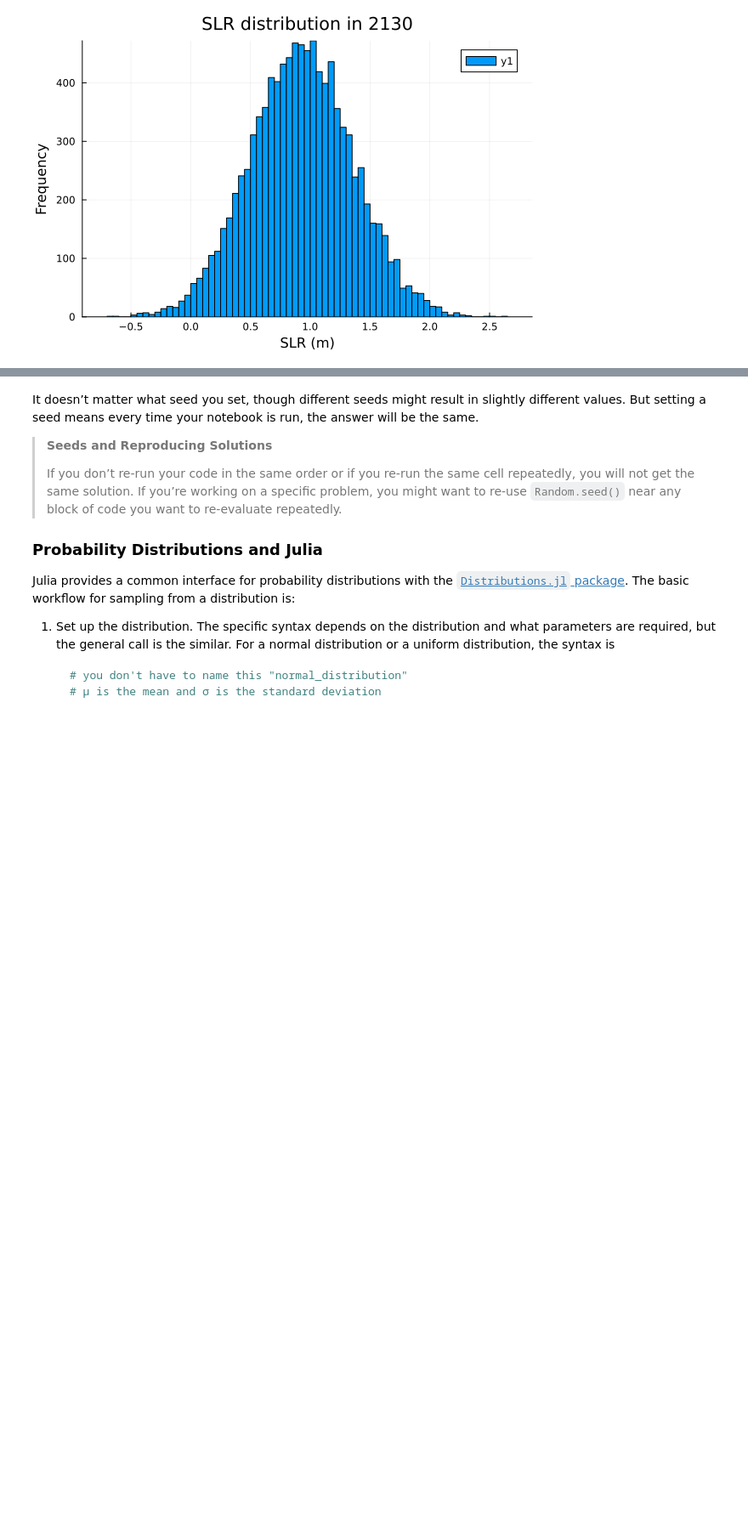
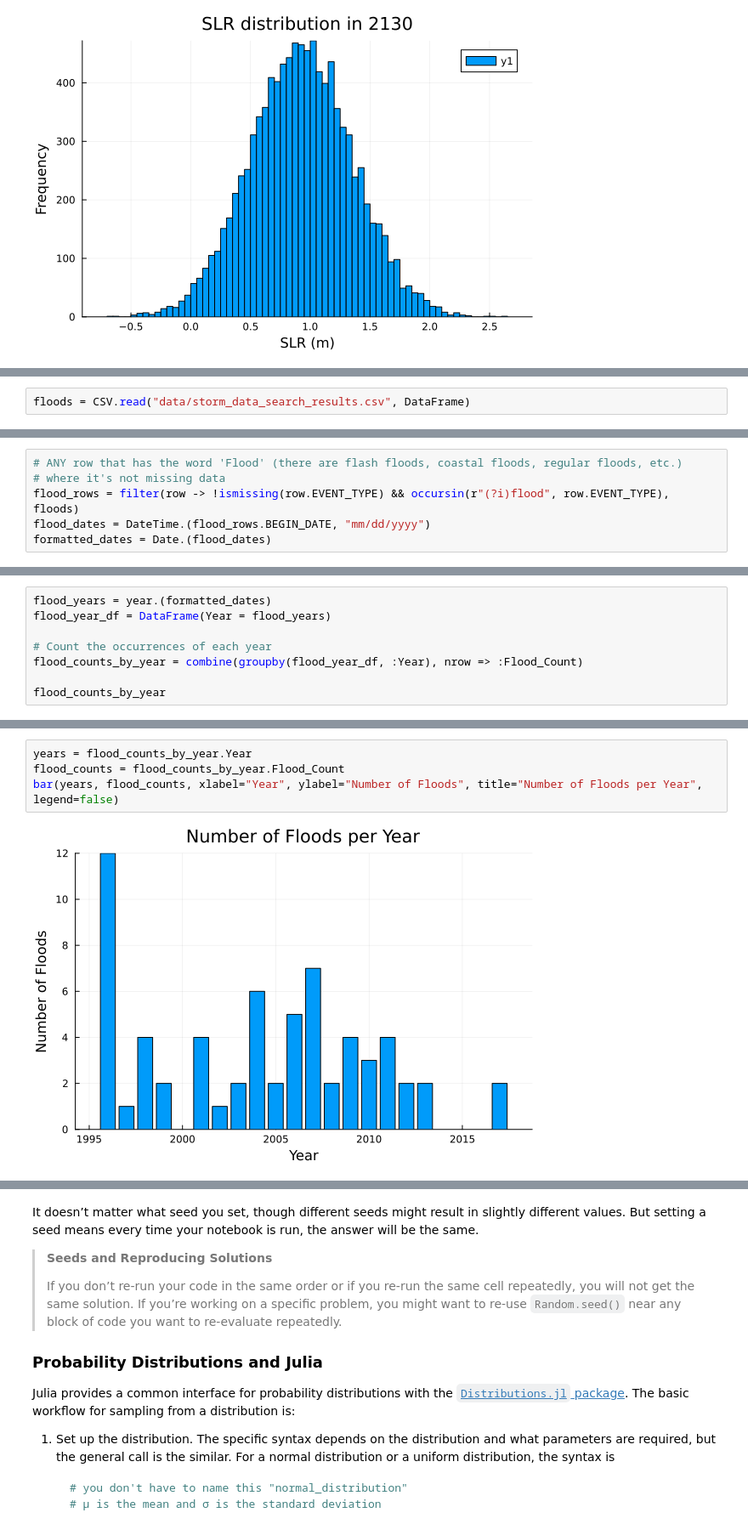
Before and after one commit to rms428/SLR-to-BI-4750, a Jupyter notebook: firstmcpass.ipynb, the cells around one changed output, grey strips where cells are left out. Shown at 85% size. Saved outputs shown, nothing was run; the diff lists cells and outputs as text; blank space fills up the shorter version.

```diff
--- a/firstmcpass.ipynb
+++ b/firstmcpass.ipynb
@@ -105,2 +108,4 @@ plot(history.date, history."MSL (m)", xlabel="Date", ylabel="MSL (m)", title="Da
 # %% [output]
 [figure]
+# %%
+floods = CSV.read("data/storm_data_search_results.csv", DataFrame)
@@ -106,0 +138,6 @@ plot(history.date, history."MSL (m)", xlabel="Date", ylabel="MSL (m)", title="Da
+# %%
+# ANY row that has the word 'Flood' (there are flash floods, coastal floods, regular floods, etc.)
+# where it's not missing data
+flood_rows = filter(row -> !ismissing(row.EVENT_TYPE) && occursin(r"(?i)flood", row.EVENT_TYPE), floods)
+flood_dates = DateTime.(flood_rows.BEGIN_DATE, "mm/dd/yyyy")
+formatted_dates = Date.(flood_dates)
@@ -106,0 +162,8 @@ plot(history.date, history."MSL (m)", xlabel="Date", ylabel="MSL (m)", title="Da
+# %%
+flood_years = year.(formatted_dates)
+flood_year_df = DataFrame(Year = flood_years)
+
+# Count the occurrences of each year
+flood_counts_by_year = combine(groupby(flood_year_df, :Year), nrow => :Flood_Count)
+
+flood_counts_by_year
@@ -106,0 +190,6 @@ plot(history.date, history."MSL (m)", xlabel="Date", ylabel="MSL (m)", title="Da
+# %%
+years = flood_counts_by_year.Year
+flood_counts = flood_counts_by_year.Flood_Count
+bar(years, flood_counts, xlabel="Year", ylabel="Number of Floods", title="Number of Floods per Year", legend=false)
+# %% [output]
+[figure, added]
```
Also changed, not shown: parts of 10 cells of this notebook, 2 other files.
